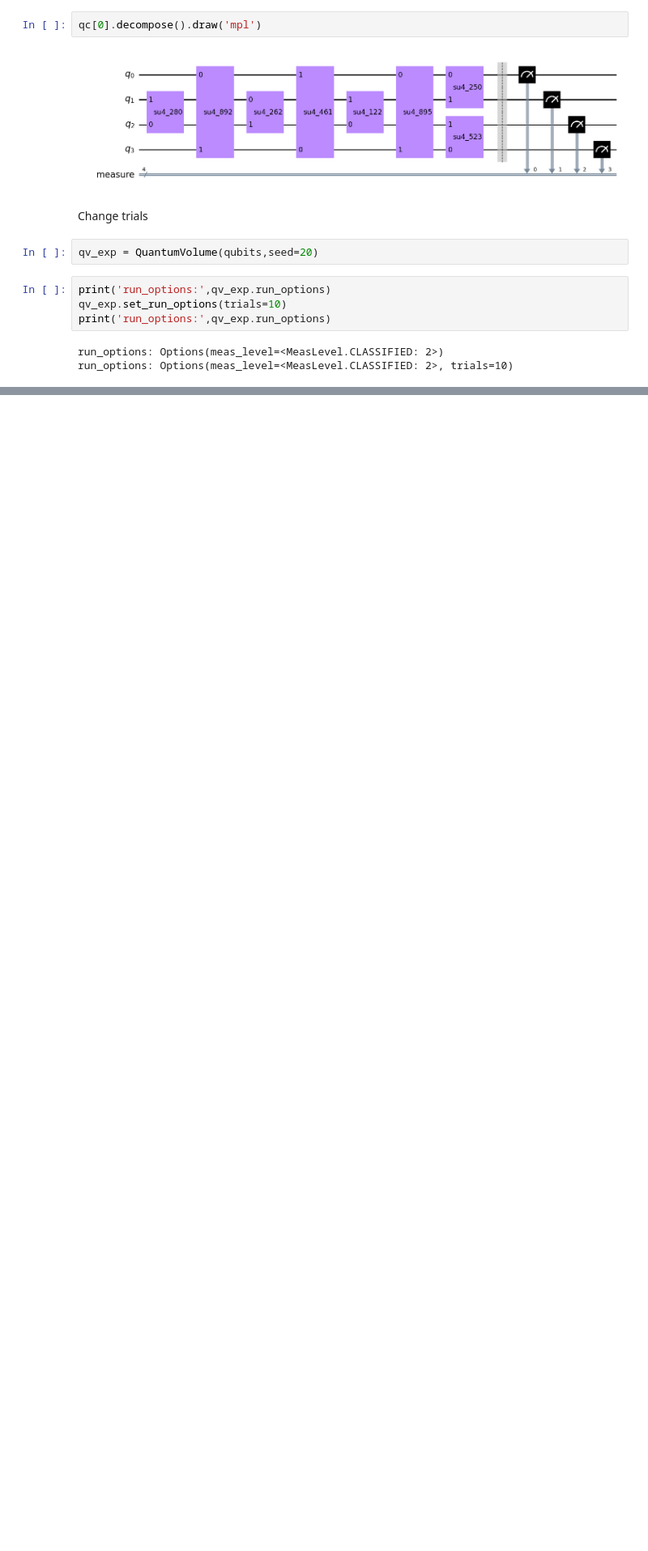
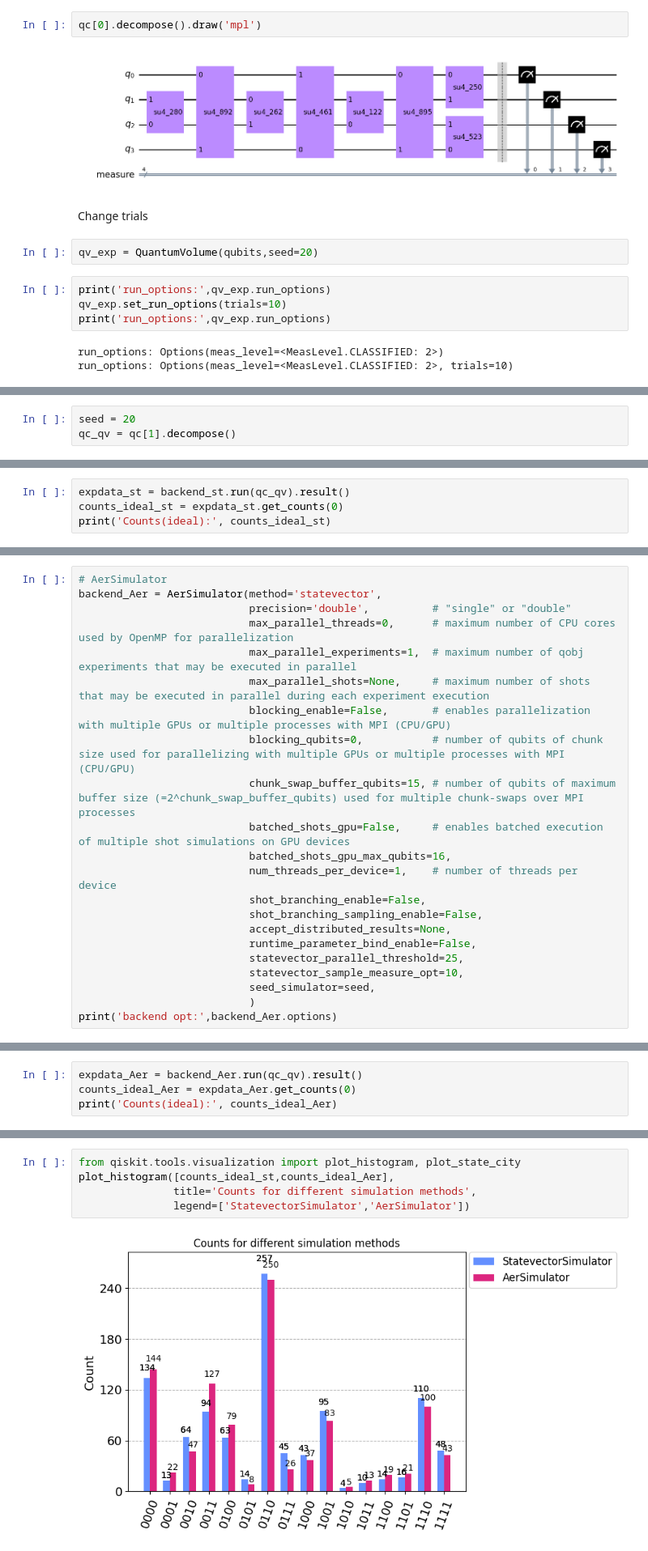
Before and after one commit to Tim-Li/nchc-hpc_qc-bechmark, a Jupyter notebook: quantum-volume/qiskit-qv-exp-demo.ipynb, the cells around one changed output, grey strips where cells are left out. Shown at 81% size. Saved outputs shown, nothing was run; the diff lists cells and outputs as text; blank space fills up the shorter version.

```diff
--- a/quantum-volume/qiskit-qv-exp-demo.ipynb
+++ b/quantum-volume/qiskit-qv-exp-demo.ipynb
@@ -96,0 +99,3 @@ Set backend
+# %%
+seed = 20
+qc_qv = qc[1].decompose()
@@ -96,0 +115,4 @@ Set backend
+# %%
+expdata_st = backend_st.run(qc_qv).result()
+counts_ideal_st = expdata_st.get_counts(0)
+print('Counts(ideal):', counts_ideal_st)
@@ -96,0 +121,22 @@ Set backend
+# %%
+# AerSimulator
+backend_Aer = AerSimulator(method='statevector',
+                           precision='double',          # "single" or "double"
+                           max_parallel_threads=0,      # maximum number of CPU cores used by OpenMP for parallelization
+                           max_parallel_experiments=1,  # maximum number of qobj experiments that may be executed in parallel
+                           max_parallel_shots=None,     # maximum number of shots that may be executed in parallel during each experiment execution
+                           blocking_enable=False,       # enables parallelization with multiple GPUs or multiple processes with MPI (CPU/GPU)
+                           blocking_qubits=0,           # number of qubits of chunk size used for parallelizing with multiple GPUs or multiple processes with MPI (CPU/GPU)
+                           chunk_swap_buffer_qubits=15, # number of qubits of maximum buffer size (=2^chunk_swap_buffer_qubits) used for multiple chunk-swaps over MPI processes
+                           batched_shots_gpu=False,     # enables batched execution of multiple shot simulations on GPU devices
+                           batched_shots_gpu_max_qubits=16,
+                           num_threads_per_device=1,    # number of threads per device
+                           shot_branching_enable=False,
+                           shot_branching_sampling_enable=False,
+                           accept_distributed_results=None,
+                           runtime_parameter_bind_enable=False,
+                           statevector_parallel_threshold=25,
+                           statevector_sample_measure_opt=10,
+                           seed_simulator=seed,
+                           )
+print('backend opt:',backend_Aer.options)
@@ -96,0 +145,4 @@ Set backend
+# %%
+expdata_Aer = backend_Aer.run(qc_qv).result()
+counts_ideal_Aer = expdata_Aer.get_counts(0)
+print('Counts(ideal):', counts_ideal_Aer)
@@ -96,0 +151,7 @@ Set backend
+# %%
+from qiskit.tools.visualization import plot_histogram, plot_state_city
+plot_histogram([counts_ideal_st,counts_ideal_Aer],
+               title='Counts for different simulation methods',
+               legend=['StatevectorSimulator','AerSimulator'])
+# %% [output]
+[figure, added]
```
Also changed, not shown: parts of 24 cells of this notebook, 4 other files.
